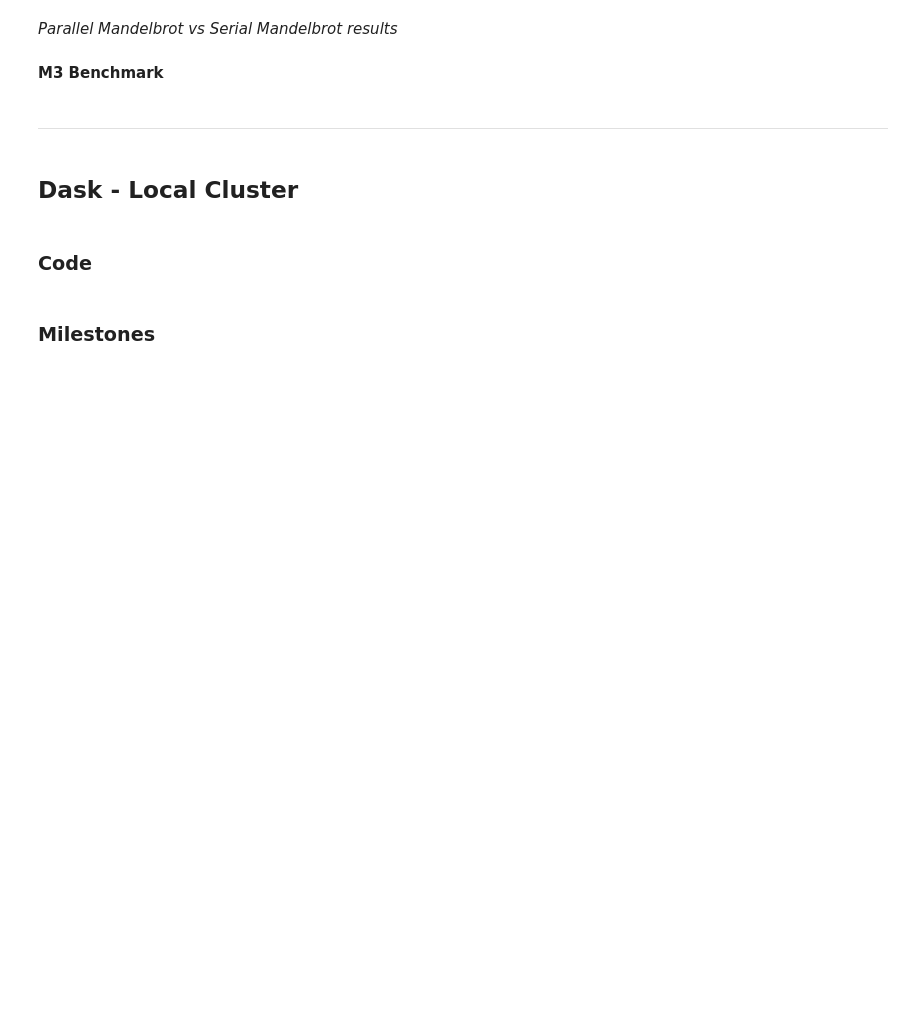
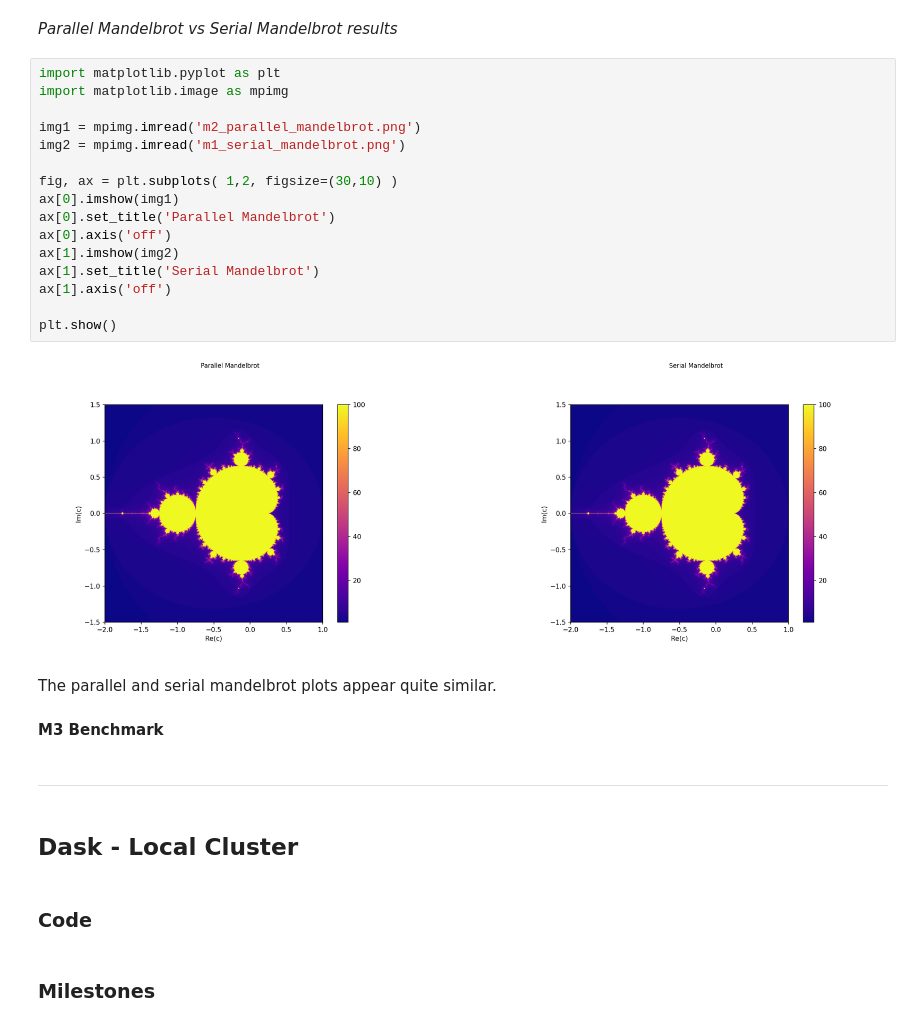
Before and after one commit to NDS8-TCP/nsc-kim, a Jupyter notebook: MP2-KN.ipynb, the cells around one changed output. Drawn from its saved outputs; the diff is of its cells as text; blank space fills up the shorter version.

Commit message:
Completed MP2 Milestone 2: Parallel implementation + forgot to add mandelbrot plot for l03

```diff
--- a/MP2-KN.ipynb
+++ b/MP2-KN.ipynb
@@ -350,5 +451,25 @@ The serial mandelbrot plot and mandelbrot plot from Lecture 3 appear quite simil
 # %% [markdown]
 *Parallel Mandelbrot vs Serial Mandelbrot results*
+# %%
+import matplotlib.pyplot as plt
+import matplotlib.image as mpimg
+
+img1 = mpimg.imread('m2_parallel_mandelbrot.png')
+img2 = mpimg.imread('m1_serial_mandelbrot.png')
+
+fig, ax = plt.subplots( 1,2, figsize=(30,10) )
+ax[0].imshow(img1)
+ax[0].set_title('Parallel Mandelbrot')
+ax[0].axis('off')
+ax[1].imshow(img2)
+ax[1].set_title('Serial Mandelbrot')
+ax[1].axis('off')
+
+plt.show()
+# %% [output]
+[figure, added]
+# %% [markdown]
+The parallel and serial mandelbrot plots appear quite similar.
 # %% [markdown]
 **M3 Benchmark**
 # %% [markdown]
```
Also changed, not shown: parts of 1 cell of this notebook, 3 other files.
